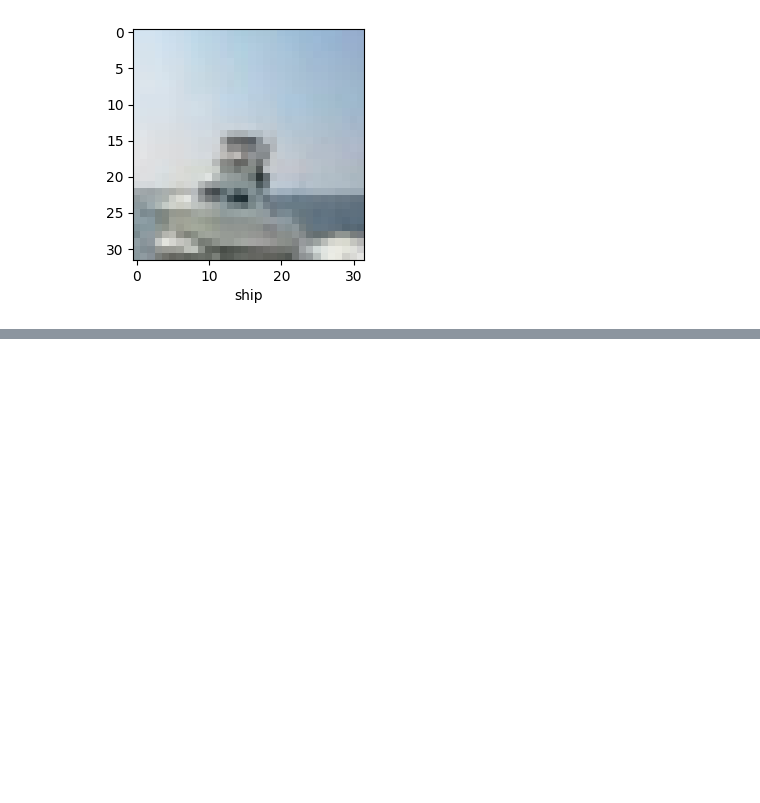
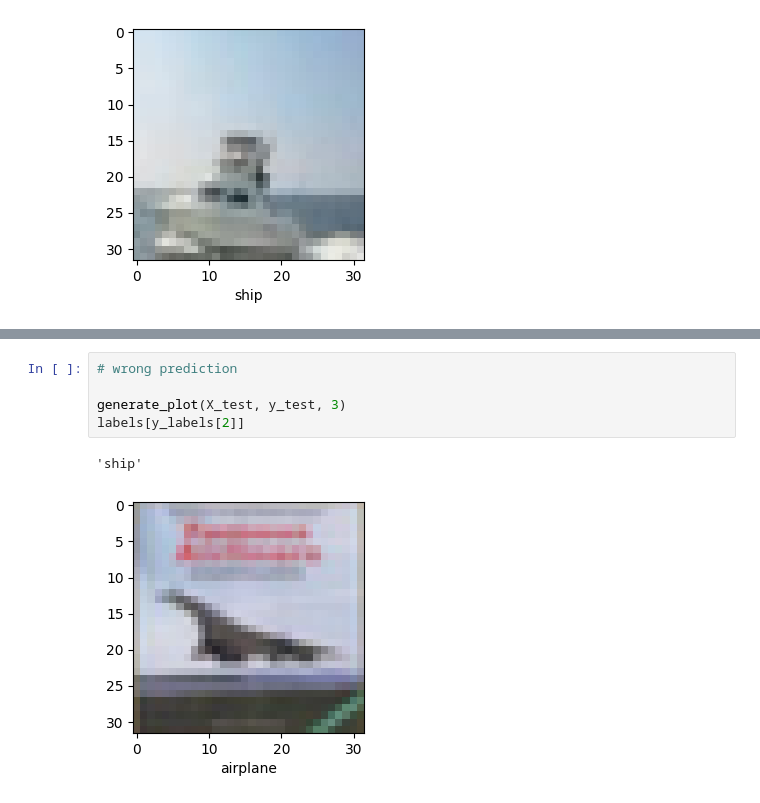
Before and after one commit to cmd-cosmos/ml-algorithms, a Jupyter notebook: Deep-Learning/Neural-Networks/CNN/cifar-cnn.ipynb, the cells around one changed output, grey strips where cells are left out. Drawn from its saved outputs; the diff is of its cells as text; blank space fills up the shorter version.

```diff
--- a/Deep-Learning/Neural-Networks/CNN/cifar-cnn.ipynb
+++ b/Deep-Learning/Neural-Networks/CNN/cifar-cnn.ipynb
@@ -32,0 +150,8 @@ generate_plot(X_train, y_train, 100)
+# %%
+# wrong prediction
+
+generate_plot(X_test, y_test, 3)
+labels[y_labels[2]]
+# %% [output]
+'ship'
+[figure, added]
```
Also changed, not shown: parts of 8 cells of this notebook.
